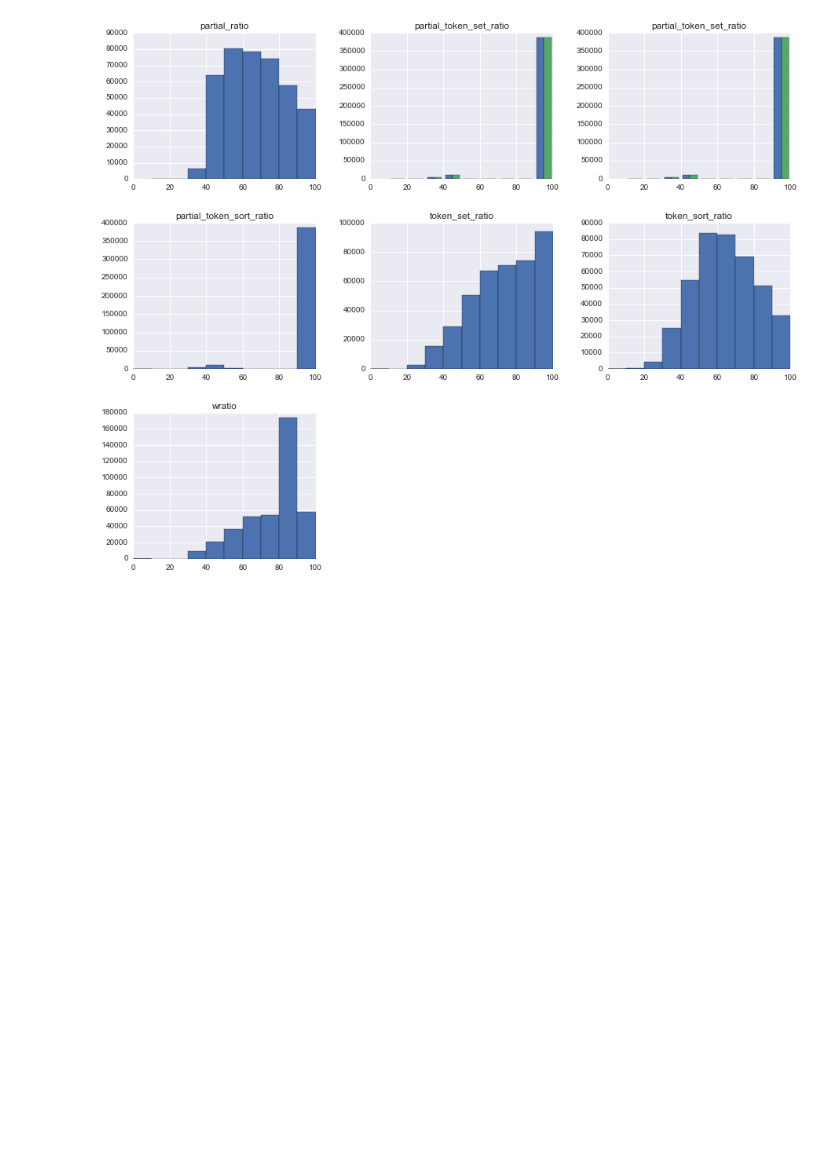
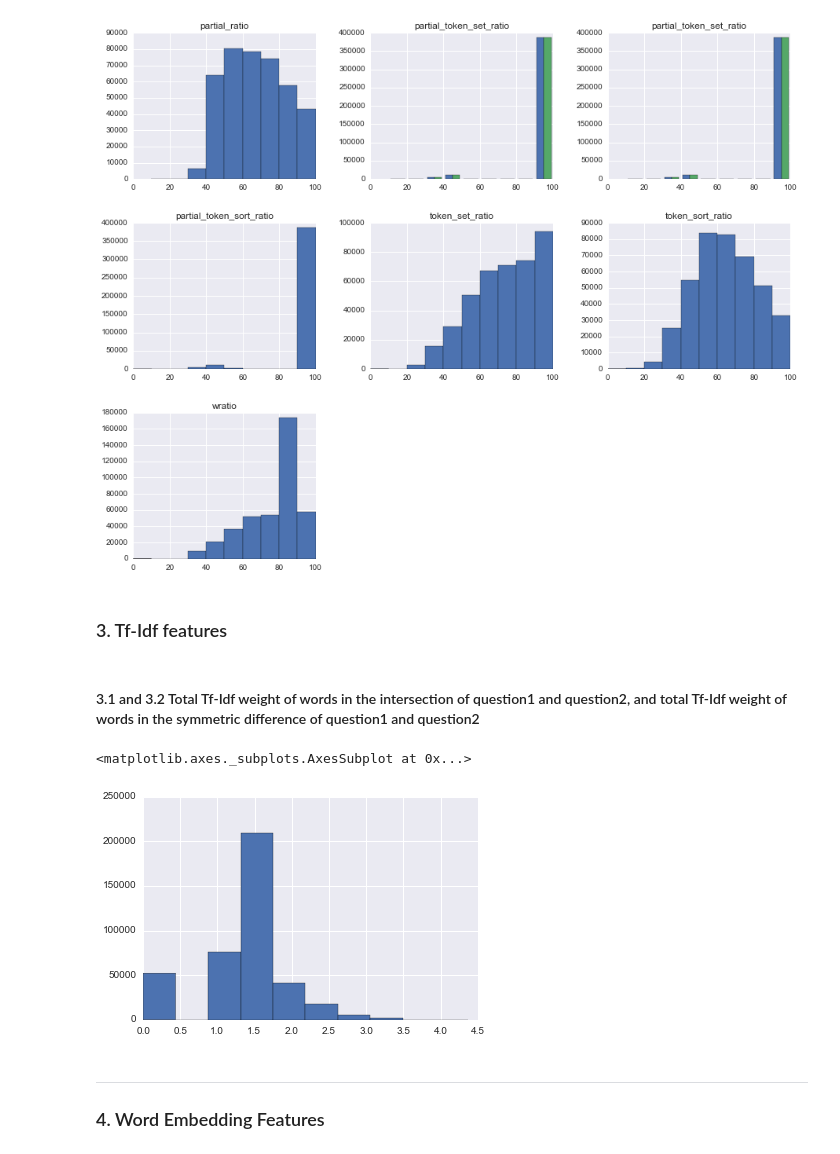
Before and after one commit to tamirbennatan/quora, a Jupyter notebook: feature_engineering/features.ipynb, the cells around one changed output. Saved outputs shown, nothing was run; the diff lists cells and outputs as text; code cells hidden in the pictures; blank space fills up the shorter version.

```diff
--- a/feature_engineering/features.ipynb
+++ b/feature_engineering/features.ipynb
@@ -60,3 +64,7 @@ punctuation = ["?", "!", ",", ".", '"', "-"]
+# %%
+punctuation = ["?", "!", ",", ".", '"', "-"]
+# nltk stopword list
+stopwords = list(stopwords.words('english'))
 # %% [markdown]
 ### 1 Basic features
 # %% [markdown]
@@ -332,3 +340,7 @@ array([[<matplotlib.axes._subplots.AxesSubplot object at 0x...>,
         <matplotlib.axes._subplots.AxesSubplot object at 0x...>]], dtype=object)
 <matplotlib.figure.Figure at 0x...>
 [figure]
+# %% [markdown]
+### 3. Tf-Idf features
+# %% [markdown]
+#### 3.1  and 3.2 Total Tf-Idf weight of words in the intersection of question1 and question2, and total Tf-Idf weight of words in the symmetric difference of question1 and question2
@@ -334,0 +366,10 @@ array([[<matplotlib.axes._subplots.AxesSubplot object at 0x...>,
+# %%
+df = word_intersection_tfidf_weight(df)
+# %%
+df['word_intersection_tfidf_weight'].hist()
+# %% [output]
+<matplotlib.axes._subplots.AxesSubplot at 0x...>
+[figure, added]
+# %% [markdown]
+---
+### 4. Word Embedding Features
```
Also changed, not shown: parts of 5 cells of this notebook, 1 other file.
